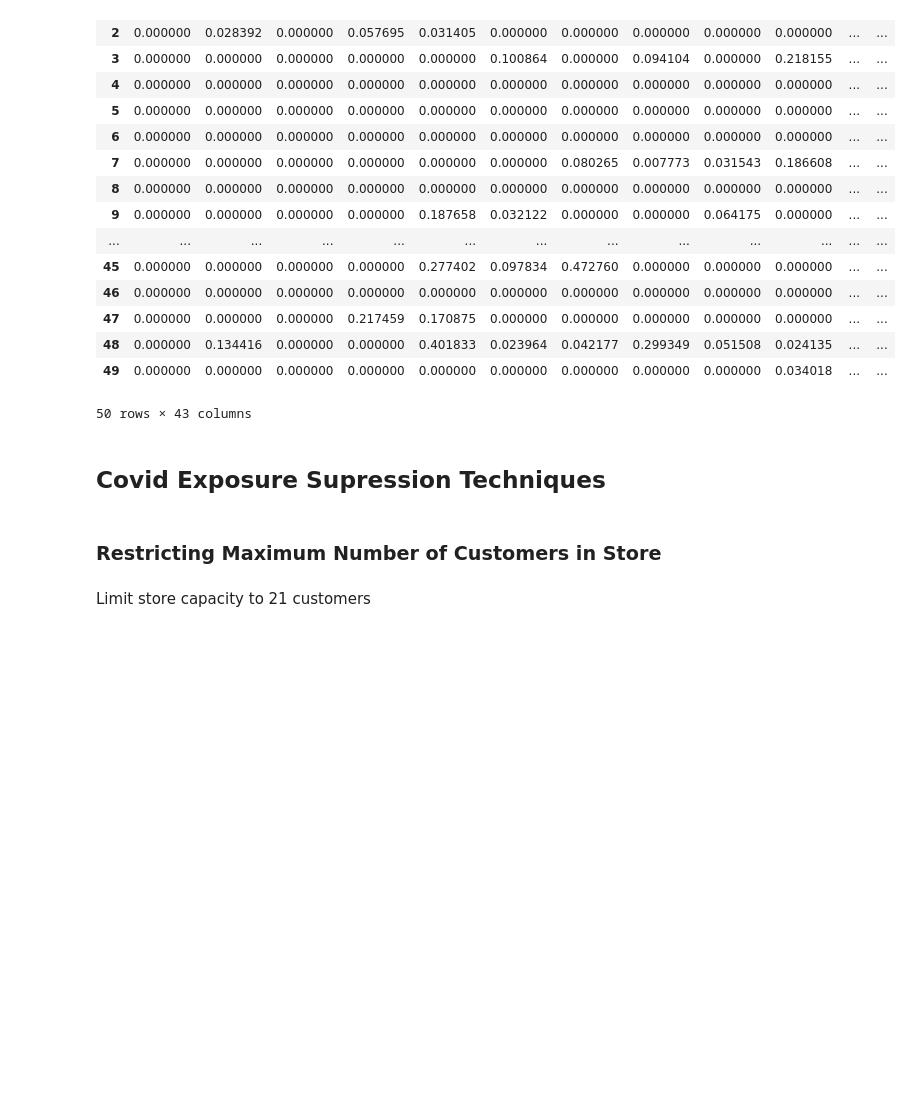
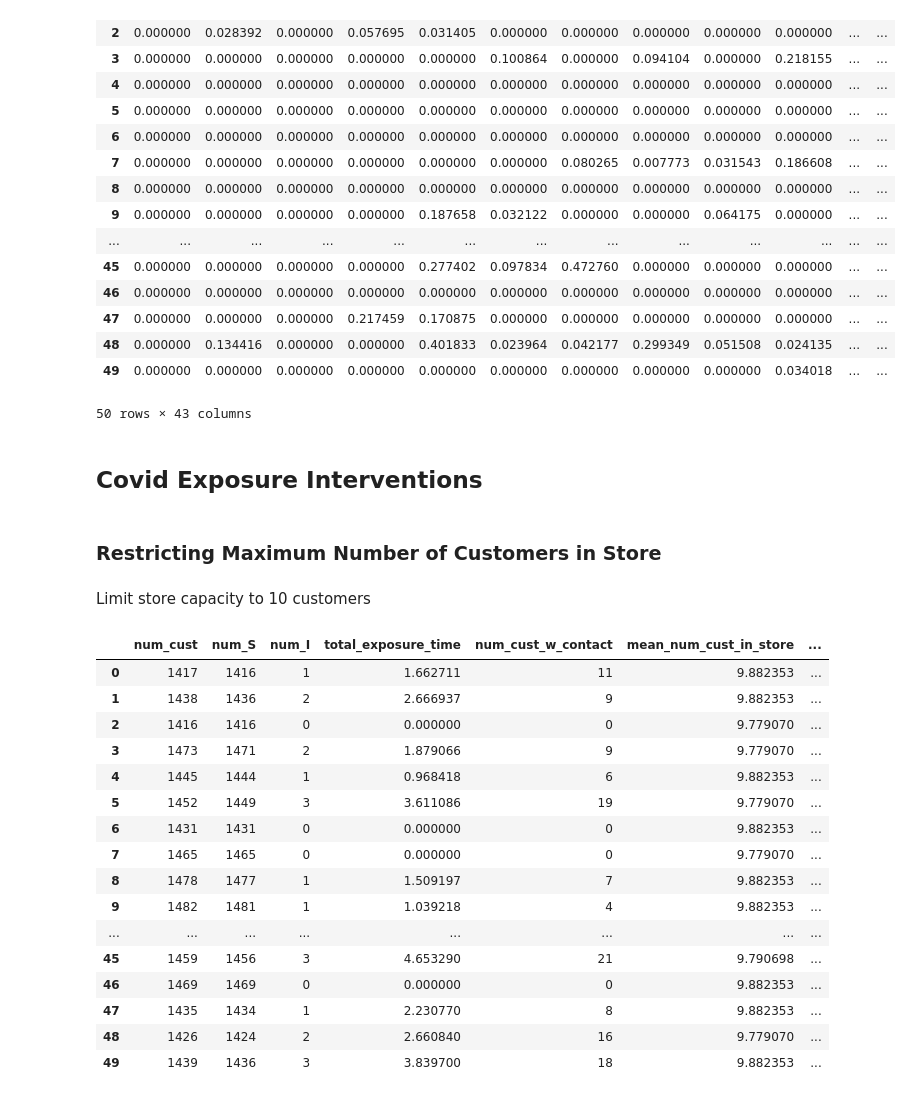
Before and after one commit to RebeccaFlach/covid19-supermarket-abm, a Jupyter notebook: covid19_supermarket_abm/Replication.ipynb, the cells around one changed output. Drawn from its saved outputs; the diff is of its cells as text; code cells hidden in the pictures; blank space fills up the shorter version.

Commit message:
Updated maximum capacity param

```diff
--- a/covid19_supermarket_abm/Replication.ipynb
+++ b/covid19_supermarket_abm/Replication.ipynb
@@ -124,18 +124,18 @@ results[2]
 | 49 | 0.000000 | 0.000000 | 0.000000 | 0.000000 | 0.000000 | 0.000000 | 0.000000 | 0.000000 | 0.000000 | 0.034018 | ... | ... |
 50 rows × 43 columns
 # %% [markdown]
-## Covid Exposure Supression Techniques
+## Covid Exposure Interventions
 # %% [markdown]
 ### Restricting Maximum Number of Customers in Store
 # %% [markdown]
-Limit store capacity to 21 customers
+Limit store capacity to 10 customers
 # %%
 # Set parameters
 config = {'arrival_rate': 2.55,  # Poisson rate at which customers arrive
            'traversal_time': 0.2,  # mean wait time per node
            'num_hours_open': 14,  # store opening hours
            'infection_proportion': 0.0011,  # proportion of customers that are infectious
-           'max_customers_in_store_per_sqm': 0.5,  # Maximum number of customers per sqm (per zone)
+           'max_customers_in_store_per_sqm': 0.24,  # Maximum number of customers per sqm (per zone)
            'floorarea': 43  # Floor area (1 sqm per zone)
            # max_customers_in_store = max_customers_in_store_per_sqm * floorarea
          }
@@ -143,3 +143,23 @@ config = {'arrival_rate': 2.55,  # Poisson rate at which customers arrive
 # Simulate several days and store results in results
 num_days = 50
 results = simulate_several_days(config, G, path_generator_function, path_generator_args, num_iterations=num_days)
+# %%
+results[0]
+# %% [output]
+|  | num_cust | num_S | num_I | total_exposure_time | num_cust_w_contact | mean_num_cust_in_store | ... |
+| 0 | 1417 | 1416 | 1 | 1.662711 | 11 | 9.882353 | ... |
+| 1 | 1438 | 1436 | 2 | 2.666937 | 9 | 9.882353 | ... |
+| 2 | 1416 | 1416 | 0 | 0.000000 | 0 | 9.779070 | ... |
+| 3 | 1473 | 1471 | 2 | 1.879066 | 9 | 9.779070 | ... |
+| 4 | 1445 | 1444 | 1 | 0.968418 | 6 | 9.882353 | ... |
+| 5 | 1452 | 1449 | 3 | 3.611086 | 19 | 9.779070 | ... |
+| 6 | 1431 | 1431 | 0 | 0.000000 | 0 | 9.882353 | ... |
+| 7 | 1465 | 1465 | 0 | 0.000000 | 0 | 9.779070 | ... |
+| 8 | 1478 | 1477 | 1 | 1.509197 | 7 | 9.882353 | ... |
+| 9 | 1482 | 1481 | 1 | 1.039218 | 4 | 9.882353 | ... |
+| ... | ... | ... | ... | ... | ... | ... | ... |
+| 45 | 1459 | 1456 | 3 | 4.653290 | 21 | 9.790698 | ... |
+| 46 | 1469 | 1469 | 0 | 0.000000 | 0 | 9.882353 | ... |
+| 47 | 1435 | 1434 | 1 | 2.230770 | 8 | 9.882353 | ... |
+| 48 | 1426 | 1424 | 2 | 2.660840 | 16 | 9.779070 | ... |
+| 49 | 1439 | 1436 | 3 | 3.839700 | 18 | 9.882353 | ... |
```
